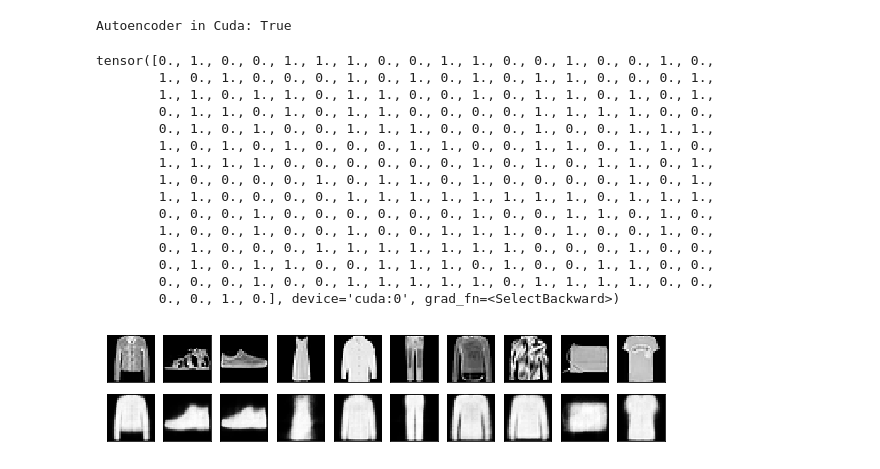
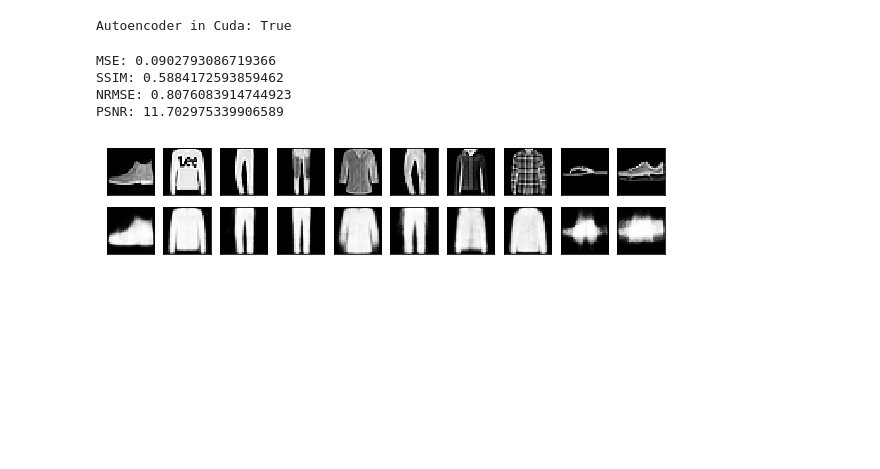
Before and after one commit to stefanklut/neural-image-compression, a Jupyter notebook: Incremental Autoencoder/Incremental Autoencoder Evaluation.ipynb, the cells around one changed output. Cells and saved outputs as stored; diff of their text form; code cells hidden in the pictures; blank space fills up the shorter version.

```diff
--- a/Incremental Autoencoder/Incremental Autoencoder Evaluation.ipynb
+++ b/Incremental Autoencoder/Incremental Autoencoder Evaluation.ipynb
@@ -18,10 +23,10 @@ import autoencoders
 torch.manual_seed(7212)
 np.random.seed(2980)
 # %%
-MODEL = 'IncrementalAutoEncoder'
+MODEL = 'AutoEncoder'
 # %%
 # Mnist digits dataset (download if necessary)
-train_data = torchvision.datasets.FashionMNIST(
+test_data = torchvision.datasets.FashionMNIST(
     root='./Datasets/fashion-mnist/',
     train=False,
     transform=torchvision.transforms.ToTensor(),
@@ -45,39 +50,45 @@ Autoencoder in Cuda: True
 # %%
 TEST_IMAGES = 10
 SHIFT = 10
 
-test_images = train_data.data[SHIFT:TEST_IMAGES+SHIFT].view(-1, 28*28).type(torch.FloatTensor).to(device)
+test_images = test_data.data.view(-1, 28*28).type(torch.FloatTensor).to(device)
 
 # test_images = torch.randn(10, 784).to(device) # Random noise
 
 encoded_test_images, decoded_test_images = autoencoder(test_images)
 
-print(encoded_test_images[0])
 f, a = plt.subplots(2, TEST_IMAGES, figsize=(TEST_IMAGES, 2))
 
 for i in range(TEST_IMAGES):
     a[0][i].imshow(np.reshape(test_images.data.cpu().numpy()[i], (28, 28)), cmap='gray')
     a[0][i].set_xticks(())
     a[0][i].set_yticks(())
 
 for i in range(TEST_IMAGES):
     a[1][i].clear()
     a[1][i].imshow(np.reshape(decoded_test_images.data.cpu().numpy()[i], (28, 28)), cmap='gray')
     a[1][i].set_xticks(()); a[1][i].set_yticks(())
+
+n_images = len(test_images)
+total_mse, total_ssim, total_nrmse, total_psnr = 0, 0, 0, 0
+
+for i in range(n_images):
+    test_image = test_images[i].cpu().detach().numpy()/255
+    decoded_test_image = decoded_test_images[i].cpu().detach().numpy()
+    total_mse += mse(test_image, decoded_test_image)
+    total_ssim += ssim(test_image, decoded_test_image)
+    total_nrmse += nrmse(test_image, decoded_test_image)
+    total_psnr += psnr(test_image, decoded_test_image)
+
+value_mse = total_mse/n_images
+value_ssim = total_ssim/n_images
+value_nrmse = total_nrmse/n_images
+value_psnr = total_psnr/n_images
+
+print("MSE:", value_mse, "\nSSIM:", value_ssim, "\nNRMSE:", value_nrmse, "\nPSNR:", value_psnr)
 # %% [output]
-tensor([0., 1., 0., 0., 1., 1., 1., 0., 0., 1., 1., 0., 0., 1., 0., 0., 1., 0.,
-        1., 0., 1., 0., 0., 0., 1., 0., 1., 0., 1., 0., 1., 1., 0., 0., 0., 1.,
-        1., 1., 0., 1., 1., 0., 1., 1., 0., 0., 1., 0., 1., 1., 0., 1., 0., 1.,
-        0., 1., 1., 0., 1., 0., 1., 1., 0., 0., 0., 0., 1., 1., 1., 1., 0., 0.,
-        0., 1., 0., 1., 0., 0., 1., 1., 1., 0., 0., 0., 1., 0., 0., 1., 1., 1.,
-        1., 0., 1., 0., 1., 0., 0., 0., 1., 1., 0., 0., 1., 1., 0., 1., 1., 0.,
-        1., 1., 1., 1., 0., 0., 0., 0., 0., 0., 1., 0., 1., 0., 1., 1., 0., 1.,
-        1., 0., 0., 0., 0., 1., 0., 1., 1., 0., 1., 0., 0., 0., 0., 1., 0., 1.,
-        1., 1., 0., 0., 0., 0., 1., 1., 1., 1., 1., 1., 1., 1., 0., 1., 1., 1.,
-        0., 0., 0., 1., 0., 0., 0., 0., 0., 0., 1., 0., 0., 1., 1., 0., 1., 0.,
-        1., 0., 0., 1., 0., 0., 1., 0., 0., 1., 1., 1., 0., 1., 0., 0., 1., 0.,
-        0., 1., 0., 0., 0., 1., 1., 1., 1., 1., 1., 1., 0., 0., 0., 1., 0., 0.,
-        0., 1., 0., 1., 1., 0., 0., 1., 1., 1., 0., 1., 0., 0., 1., 1., 0., 0.,
-        0., 0., 0., 1., 0., 0., 1., 1., 1., 1., 1., 0., 1., 1., 1., 1., 0., 0.,
-        0., 0., 1., 0.], device='cuda:0', grad_fn=<SelectBackward>)
+MSE: 0.0902793086719366
+SSIM: 0.5884172593859462
+NRMSE: 0.8076083914744923
+PSNR: 11.702975339906589
-[figure, old version]
+[figure, new version]
```
Also changed, not shown: parts of 1 cell of this notebook, 3 other files.
